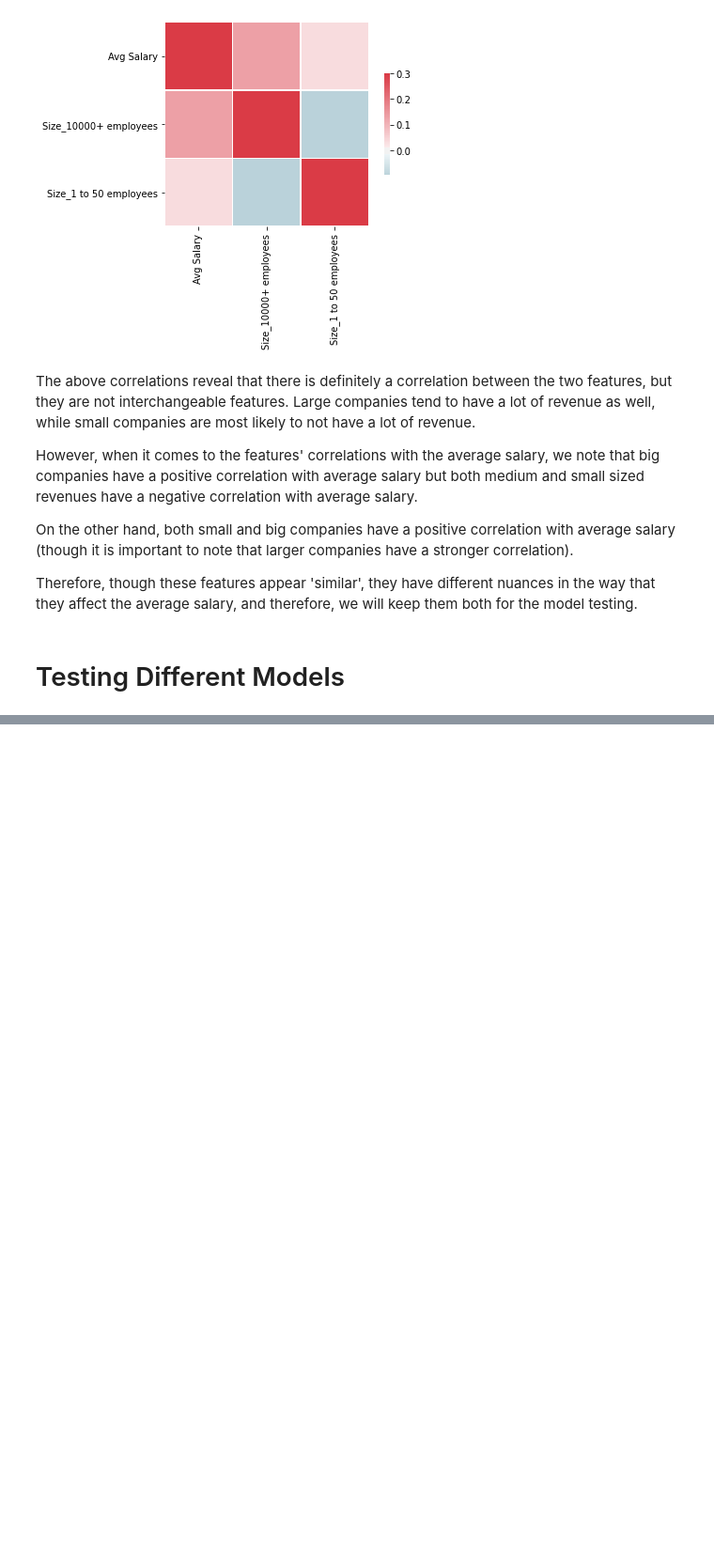
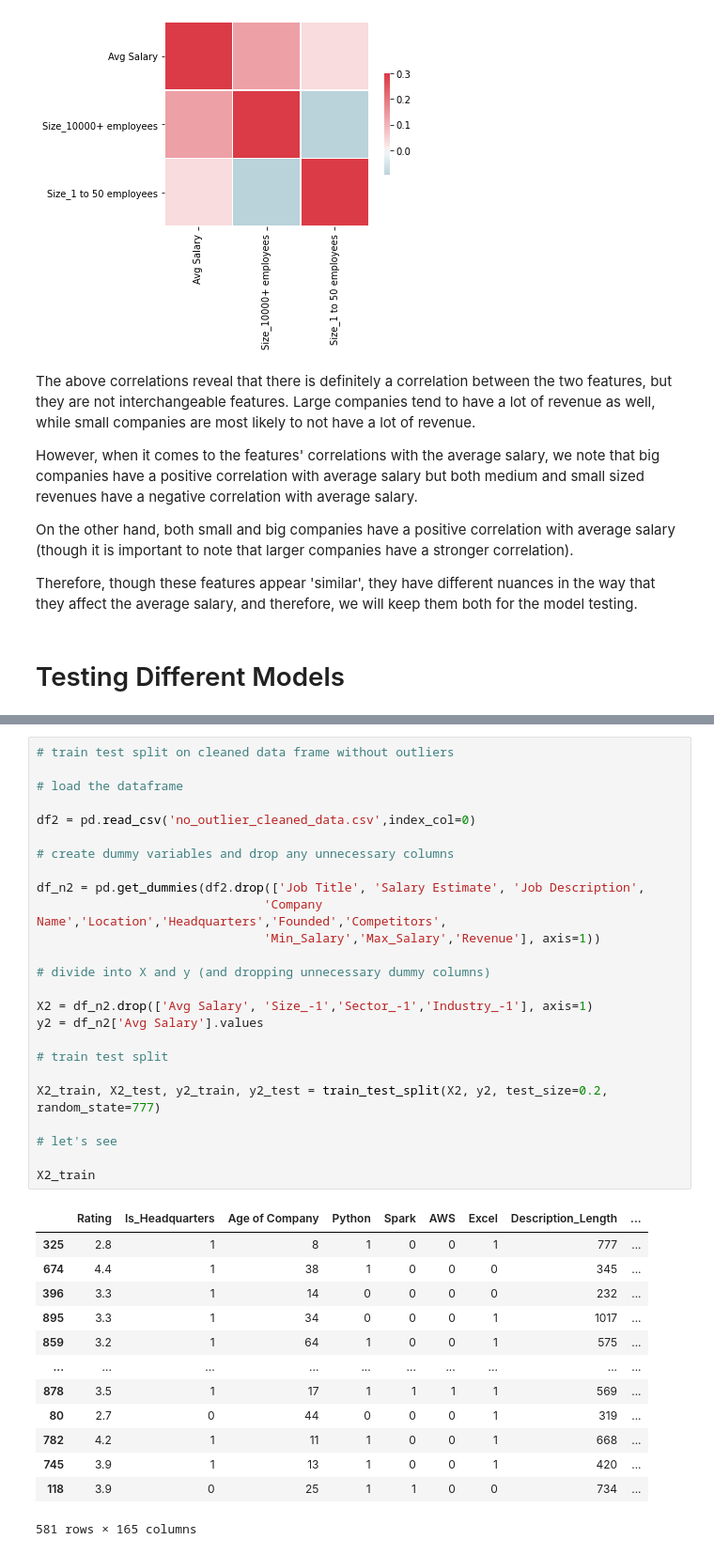
Before and after one commit to Aviost111/ds_project, a Jupyter notebook: GLASSDOOR SALARY PREDICTION PROJECT.ipynb, the cells around one changed output, grey strips where cells are left out. Shown: that part at 94% size. Cells and saved outputs as stored; diff of their text form; blank space fills up the shorter version.

```diff
--- a/GLASSDOOR SALARY PREDICTION PROJECT.ipynb
+++ b/GLASSDOOR SALARY PREDICTION PROJECT.ipynb
@@ -703,0 +744,39 @@ df=pd.read_csv('cleaned_glassdoor_dataset.csv',index_col=0)
+# %%
+# train test split on cleaned data frame without outliers
+
+# load the dataframe
+
+df2 = pd.read_csv('no_outlier_cleaned_data.csv',index_col=0)
+
+# create dummy variables and drop any unnecessary columns
+
+df_n2 = pd.get_dummies(df2.drop(['Job Title', 'Salary Estimate', 'Job Description',
+                               'Company Name','Location','Headquarters','Founded','Competitors',
+                               'Min_Salary','Max_Salary','Revenue'], axis=1))
+
+# divide into X and y (and dropping unnecessary dummy columns)
+
+X2 = df_n2.drop(['Avg Salary', 'Size_-1','Sector_-1','Industry_-1'], axis=1)
+y2 = df_n2['Avg Salary'].values
+
+# train test split
+
+X2_train, X2_test, y2_train, y2_test = train_test_split(X2, y2, test_size=0.2, random_state=777)
+
+# let's see
+
+X2_train
+# %% [output]
+|  | Rating | Is_Headquarters | Age of Company | Python | Spark | AWS | Excel | Description_Length | ... |
+| 325 | 2.8 | 1 | 8 | 1 | 0 | 0 | 1 | 777 | ... |
+| 674 | 4.4 | 1 | 38 | 1 | 0 | 0 | 0 | 345 | ... |
+| 396 | 3.3 | 1 | 14 | 0 | 0 | 0 | 0 | 232 | ... |
+| 895 | 3.3 | 1 | 34 | 0 | 0 | 0 | 1 | 1017 | ... |
+| 859 | 3.2 | 1 | 64 | 1 | 0 | 0 | 1 | 575 | ... |
+| ... | ... | ... | ... | ... | ... | ... | ... | ... | ... |
+| 878 | 3.5 | 1 | 17 | 1 | 1 | 1 | 1 | 569 | ... |
+| 80 | 2.7 | 0 | 44 | 0 | 0 | 0 | 1 | 319 | ... |
+| 782 | 4.2 | 1 | 11 | 1 | 0 | 0 | 1 | 668 | ... |
+| 745 | 3.9 | 1 | 13 | 1 | 0 | 0 | 1 | 420 | ... |
+| 118 | 3.9 | 0 | 25 | 1 | 1 | 0 | 0 | 734 | ... |
+581 rows × 165 columns
```
Also changed, not shown: parts of 14 cells of this notebook.
